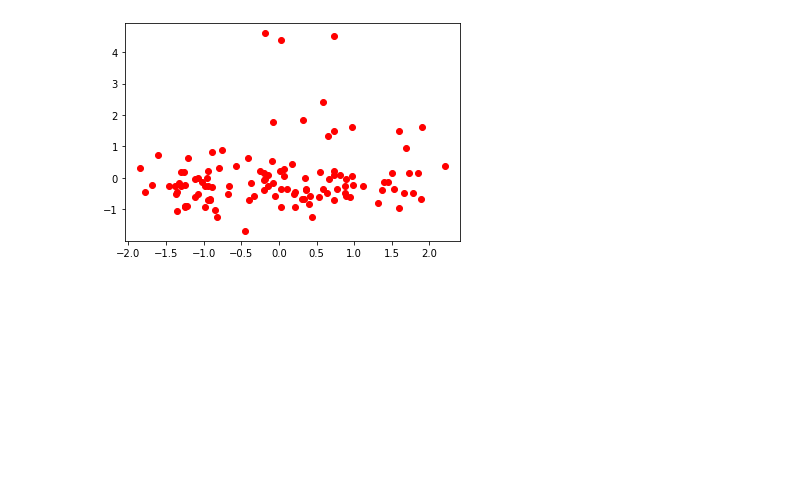
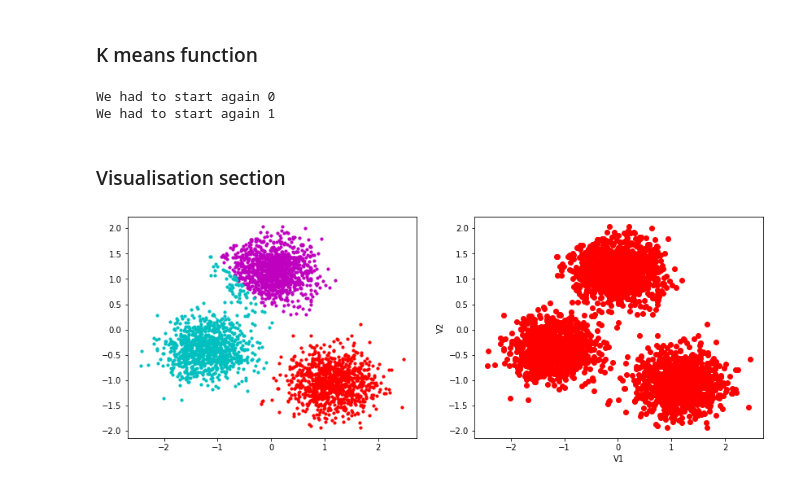
Before and after one commit to SatpreetMakhija/K-means-Clustering-CS-2376, a Jupyter notebook: main.py.ipynb, the cells around one changed output. Drawn from its saved outputs; the diff is of its cells as text; code cells hidden in the pictures; blank space fills up the shorter version.

```diff
--- a/main.py.ipynb
+++ b/main.py.ipynb
@@ -52,5 +55,0 @@ IndexError: arrays used as indices must be of integer (or boolean) type
-# %%
-for data_point in data:
-    plt.plot(data_point[0], data_point[1], 'ro')
-# %% [output]
-[figure, removed]
@@ -70,0 +56,2 @@ for i in range(k):
+# %% [markdown]
+### K means function
@@ -71 +130,46 @@ for i in range(k):
+# %%
+centroids, clusters = kmeans(data, k)
+# %% [output]
+We had to start again 0
+We had to start again 1
+# %% [markdown]
+### Visualisation section
+# %%
+colors = 10 * ["m", "c", "r", "g", "b", "k"]
+
+
+fig = plt.figure(figsize=(14, 5))
+
+# Adds subplot on position 1
+ax = fig.add_subplot(121)
+# Adds subplot on position 2
+ax2 = fig.add_subplot(122)
+
+
+
+#plotting the centroids
+#plt.subplot(1, 2, 1)
+plt.xlabel(feature_1)
+plt.ylabel(feature_2)
+color_index_centroid = 0
+for data_point in centroids:
+    ax.scatter(data_point[:, 0], data_point[:, 1], marker = 'x', s = 300, color = colors[color_index_centroid])
+    color_index_centroid +=1
+
+#plotting the clusters
+color_index = 0
+for cluster in clusters:
+    color = colors[color_index]
+    for data_point in cluster:
+        ax.scatter(data_point[0], data_point[1], color = color, s = 10)
+    color_index += 1
+
+
+# plt.subplot(1, 2, 2)
+plt.xlabel(feature_1)
+plt.ylabel(feature_2)
+for data_point in data:
+    ax2.plot(data_point[0], data_point[1], 'ro')
+# %% [output]
+[figure, added]
 # %%
```
Also changed, not shown: parts of 23 cells of this notebook, 2 other files.
